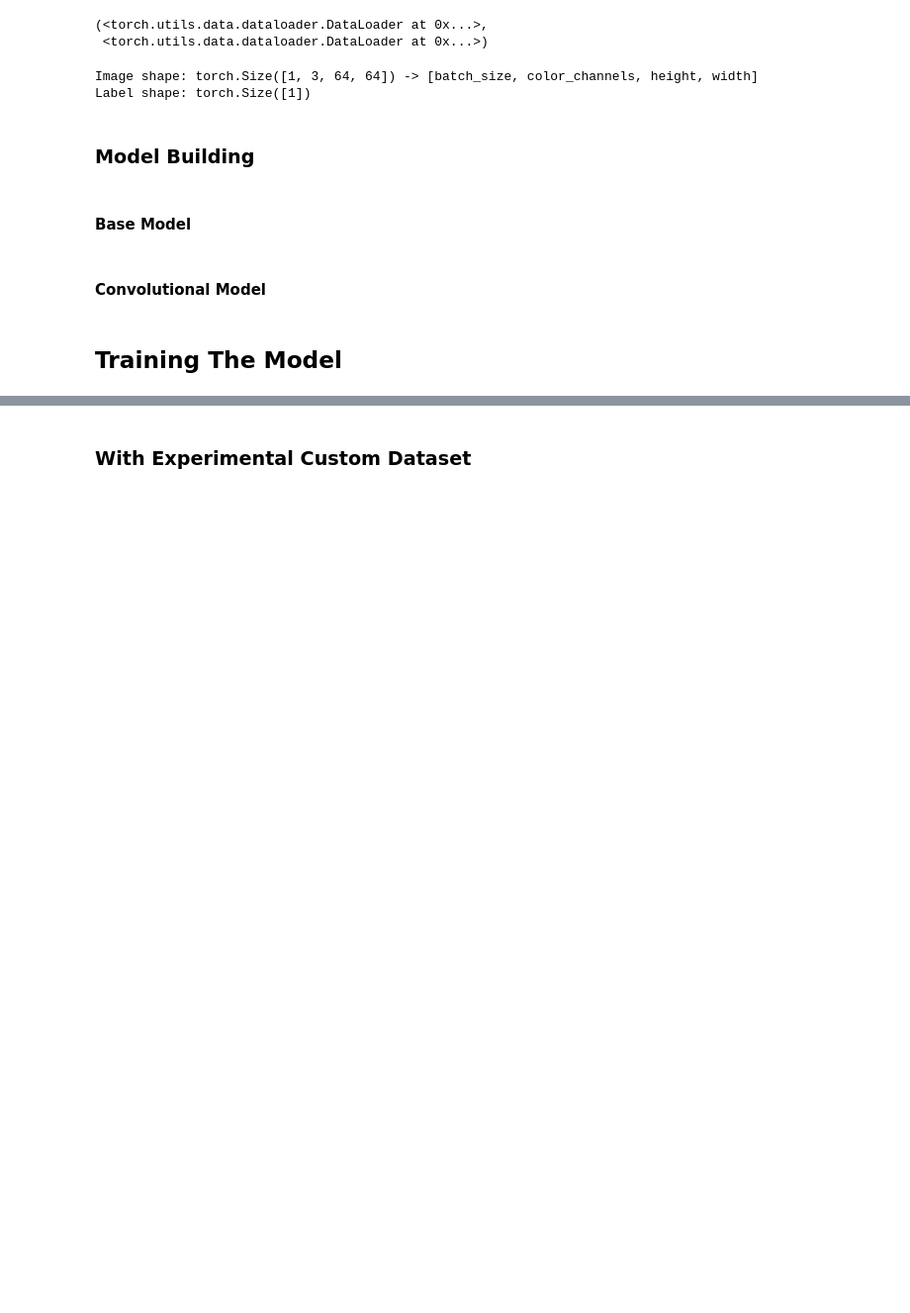
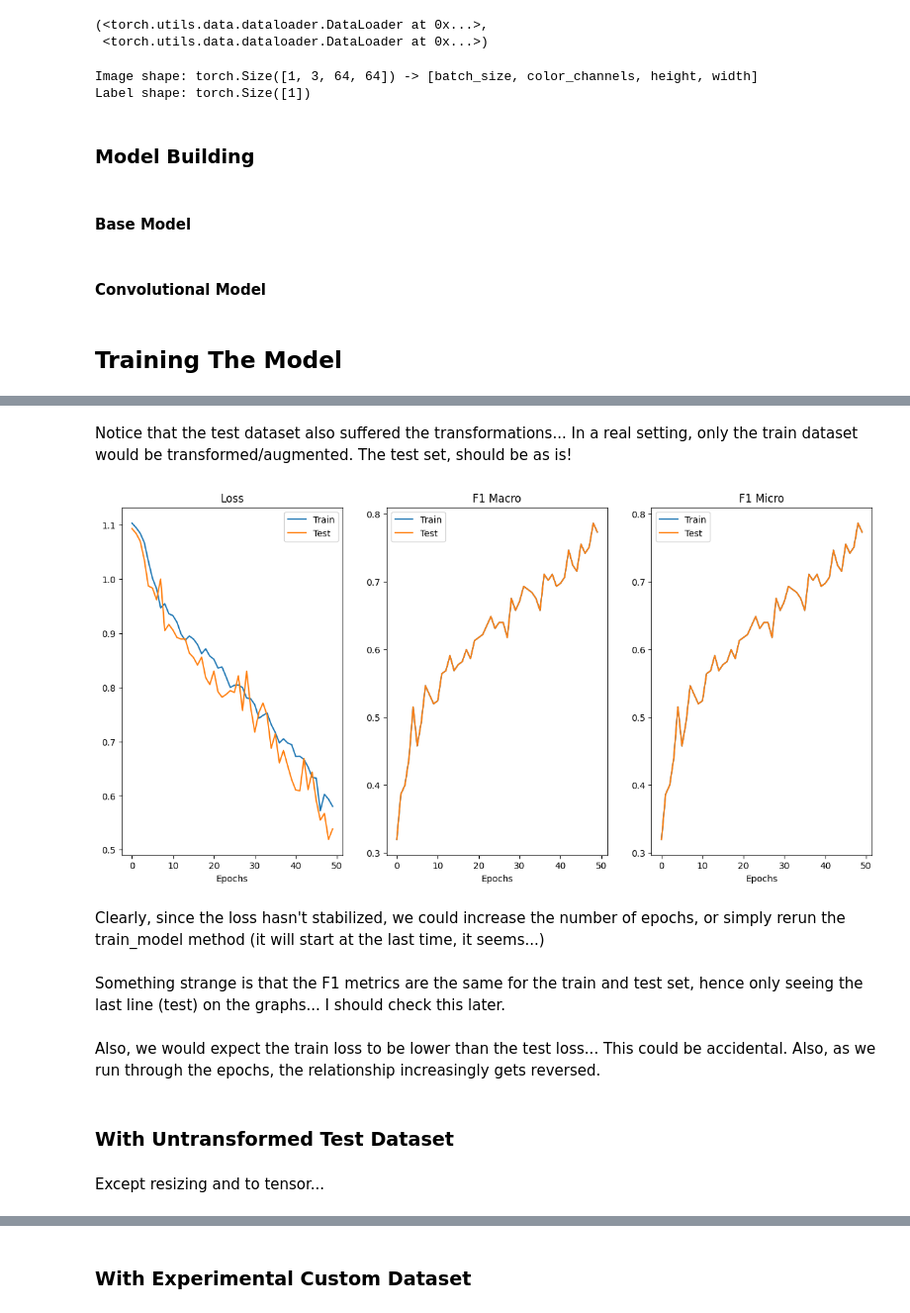
Before and after one commit to ialvata/pytorch_exploration, a Jupyter notebook: 04_pytorch.ipynb, the cells around one changed output, grey strips where cells are left out. Shown at 99% size. Saved outputs shown, nothing was run; the diff lists cells and outputs as text; code cells hidden in the pictures; blank space fills up the shorter version.

```diff
--- a/04_pytorch.ipynb
+++ b/04_pytorch.ipynb
@@ -455,16 +494,16 @@ class TinyVGG(BaseClass):
 # %%
 import torchinfo
 from torchinfo import summary
+# %%
+input_shape = 3 # number of channels. In our case we just have 1, greyscale.
+hidden_units = 20
+output_shape = 3
+learning_rate = 1e-3
+n_epochs = 50
 # %%
-input_shape = 3 # number of channels. In our case we just have 1, greyscale.
-hidden_units = 20
-output_shape = 3
-learning_rate = 1e-3
-n_epochs = 5
-# convolutional model
 conv_model = TinyVGG(input_shape = input_shape,hidden_units = hidden_units,
                         output_shape = output_shape)
-conv_model = conv_model.to("cpu")
+conv_model = conv_model.to(device = device)
 
 conv_loss_fn = nn.CrossEntropyLoss() # this is also called "criterion"/"cost function" in some places
 conv_optimizer = torch.optim.SGD(params = conv_model.parameters(), lr = learning_rate)
@@ -516,0 +530,18 @@ weighted avg       0.37      0.37      0.24        75
+# %% [markdown]
+Notice that the test dataset also suffered the transformations...
+In a real setting, only the train dataset would be transformed/augmented.
+The test set, should be as is!
+# %%
+conv_model.plot_loss_curves()
+# %% [output]
+[figure, added]
+# %% [markdown]
+Clearly, since the loss hasn't stabilized, we could increase the number of epochs, or simply rerun the train_model method (it will start at the last time, it seems...)
+# %% [markdown]
+Something strange is that the F1 metrics are the same for the train and test set, hence only seeing the last line (test) on the graphs... I should check this later.
+# %% [markdown]
+Also, we would expect the train loss to be lower than the test loss... This could be accidental. Also, as we run through the epochs, the relationship increasingly gets reversed.
+# %% [markdown]
+### With Untransformed Test Dataset
+# %% [markdown]
+Except resizing and to tensor...
```
Also changed, not shown: parts of 9 cells of this notebook.
